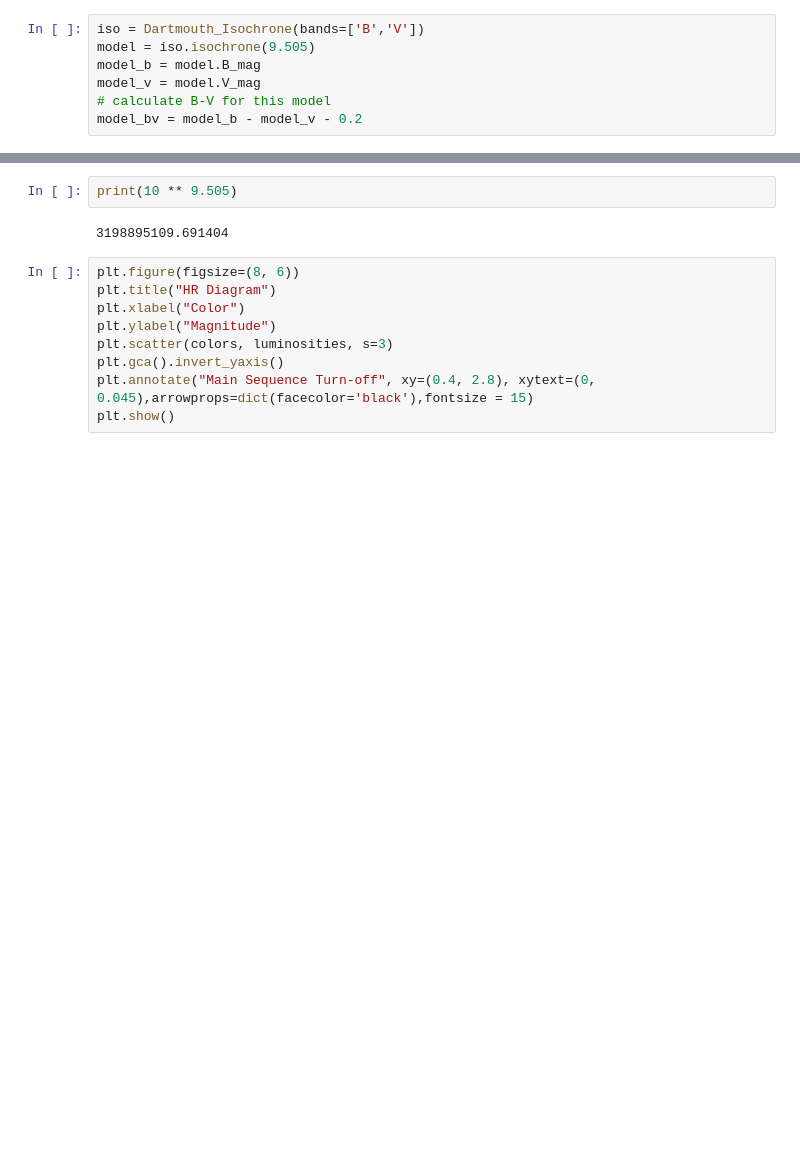
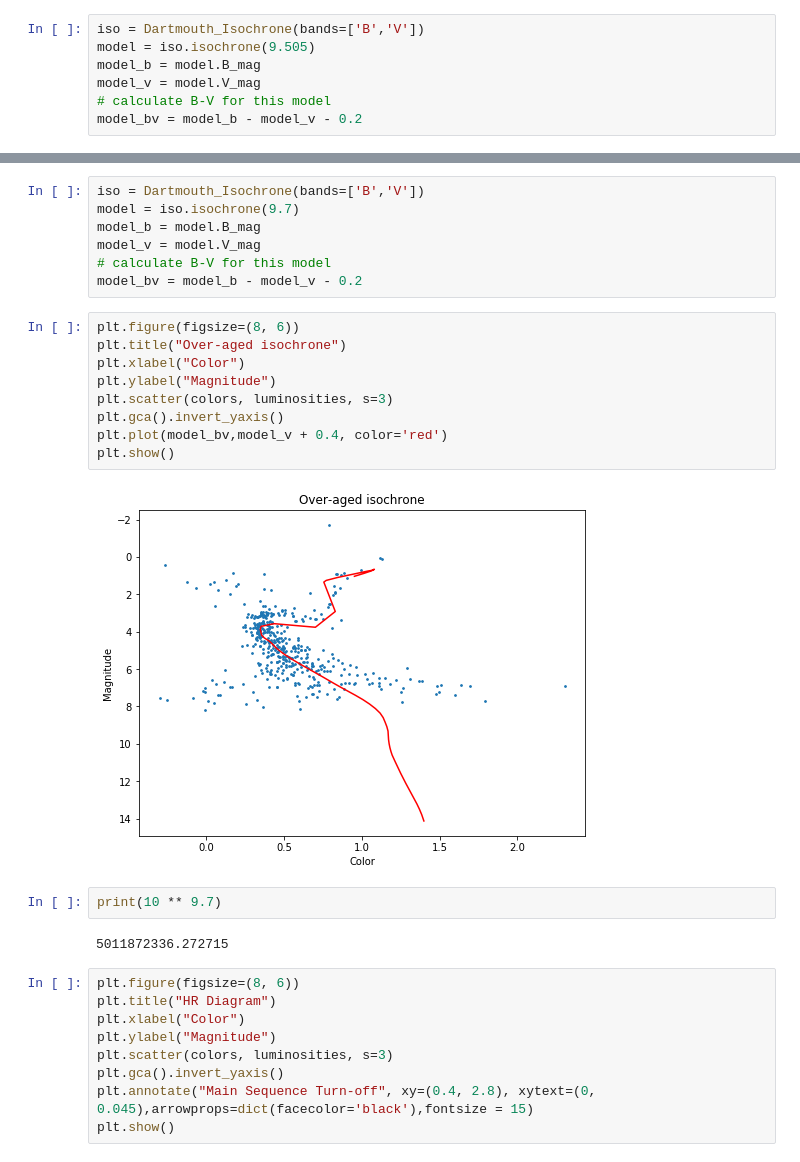
Before and after one commit to thyme4soup/A100HRDiagrams, a Jupyter notebook: HR Diagram Derivation.ipynb, the cells around one changed output, grey strips where cells are left out. Drawn from its saved outputs; the diff is of its cells as text; blank space fills up the shorter version.

```diff
--- a/HR Diagram Derivation.ipynb
+++ b/HR Diagram Derivation.ipynb
@@ -619,7 +621,25 @@ plt.show()
+# %%
+iso = Dartmouth_Isochrone(bands=['B','V'])
+model = iso.isochrone(9.7)
+model_b = model.B_mag
+model_v = model.V_mag
+# calculate B-V for this model
+model_bv = model_b - model_v - 0.2
+# %%
+plt.figure(figsize=(8, 6))
+plt.title("Over-aged isochrone")
+plt.xlabel("Color")
+plt.ylabel("Magnitude")
+plt.scatter(colors, luminosities, s=3)
+plt.gca().invert_yaxis()
+plt.plot(model_bv,model_v + 0.4, color='red')
+plt.show()
+# %% [output]
+[figure, added]
 # %%
-print(10 ** 9.505)
+print(10 ** 9.7)
 # %% [output]
-3198895109.691404
+5011872336.272715
 # %%
 plt.figure(figsize=(8, 6))
 plt.title("HR Diagram")
```
Also changed, not shown: parts of 5 cells of this notebook.
